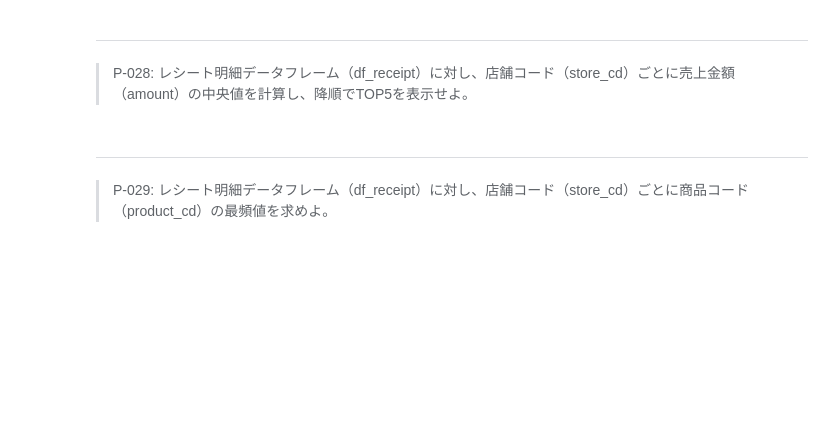
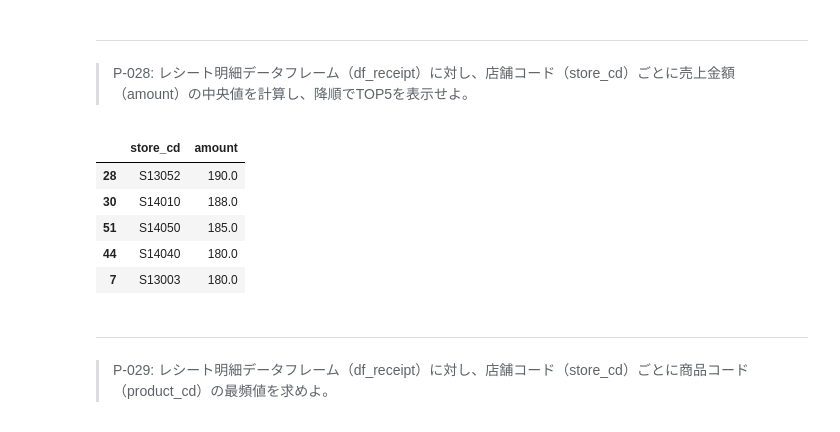
Before and after one commit to cmb-sy/data-science-100-fungo, a Jupyter notebook: 100knocks-preprocess_ForColab-AzureNotebook-master/preprocess_knock_Python_Colab.ipynb, the cells around one changed output. Saved outputs shown, nothing was run; the diff lists cells and outputs as text; code cells hidden in the pictures; blank space fills up the shorter version.

```diff
--- a/100knocks-preprocess_ForColab-AzureNotebook-master/preprocess_knock_Python_Colab.ipynb
+++ b/100knocks-preprocess_ForColab-AzureNotebook-master/preprocess_knock_Python_Colab.ipynb
@@ -317,6 +289,15 @@ df_tmp.query("sales_ymd_max != sales_ymd_min").head(10)
 # %% [markdown]
 ---
 > P-028: レシート明細データフレーム（df_receipt）に対し、店舗コード（store_cd）ごとに売上金額（amount）の中央値を計算し、降順でTOP5を表示せよ。
+# %%
+df_receipt.groupby("store_cd").agg({"amount":"median"}).reset_index().sort_values("amount", ascending=False).head(5)
+# %% [output]
+|  | store_cd | amount |
+| 28 | S13052 | 190.0 |
+| 30 | S14010 | 188.0 |
+| 51 | S14050 | 185.0 |
+| 44 | S14040 | 180.0 |
+| 7 | S13003 | 180.0 |
 # %% [markdown]
 ---
 > P-029: レシート明細データフレーム（df_receipt）に対し、店舗コード（store_cd）ごとに商品コード（product_cd）の最頻値を求めよ。
```
Also changed, not shown: parts of 7 cells of this notebook.
